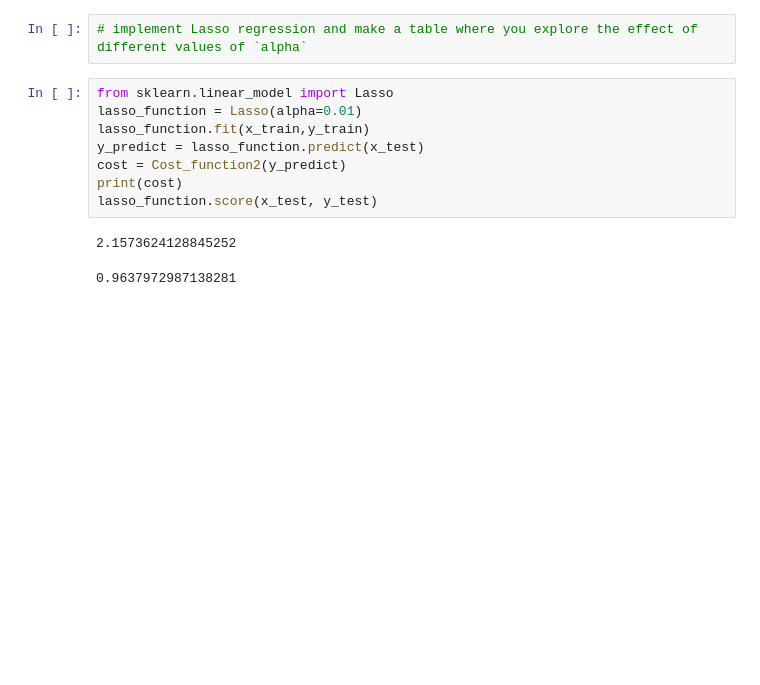
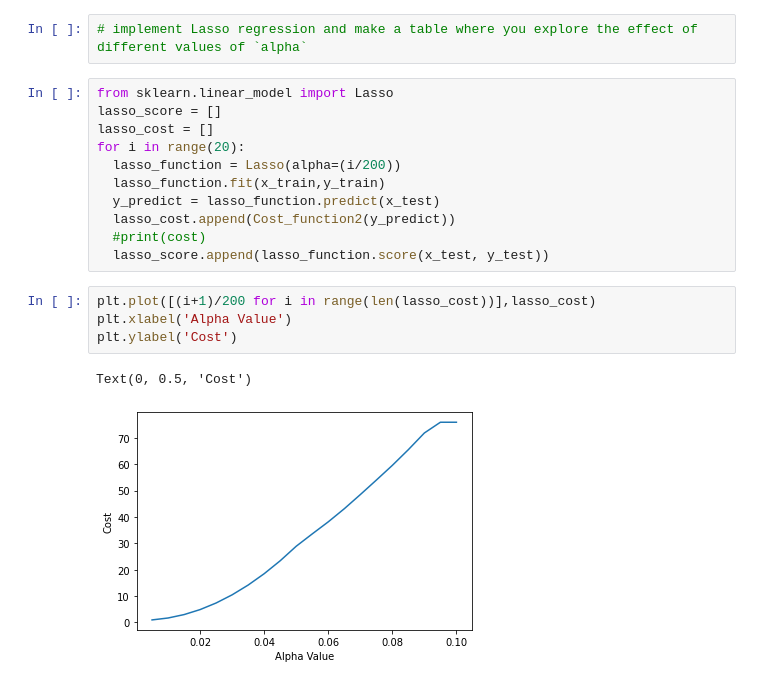
Before and after one commit to AbhinavChowdaryM98/KMeans-And-Regression, a Jupyter notebook: 2019101109_Assignment2_Q2.ipynb, the cells around one changed output. Cells and saved outputs as stored; diff of their text form; blank space fills up the shorter version.

```diff
--- a/2019101109_Assignment2_Q2.ipynb
+++ b/2019101109_Assignment2_Q2.ipynb
@@ -190,12 +192,19 @@ Lasso is so similar to ridge whereas uses shrinkage. Shrinkage is process where
 # implement Lasso regression and make a table where you explore the effect of different values of `alpha`
 # %%
 from sklearn.linear_model import Lasso
-lasso_function = Lasso(alpha=0.01)
-lasso_function.fit(x_train,y_train)
-y_predict = lasso_function.predict(x_test)
-cost = Cost_function2(y_predict)
-print(cost)
-lasso_function.score(x_test, y_test)
+lasso_score = []
+lasso_cost = []
+for i in range(20):
+  lasso_function = Lasso(alpha=(i/200))
+  lasso_function.fit(x_train,y_train)
+  y_predict = lasso_function.predict(x_test)
+  lasso_cost.append(Cost_function2(y_predict))
+  #print(cost)
+  lasso_score.append(lasso_function.score(x_test, y_test))
-# %% [output]
-2.1573624128845252
-0.9637972987138281
+# %%
+plt.plot([(i+1)/200 for i in range(len(lasso_cost))],lasso_cost)
+plt.xlabel('Alpha Value')
+plt.ylabel('Cost')
+# %% [output]
+Text(0, 0.5, 'Cost')
+[figure, added]
```
Also changed, not shown: parts of 6 cells of this notebook.
